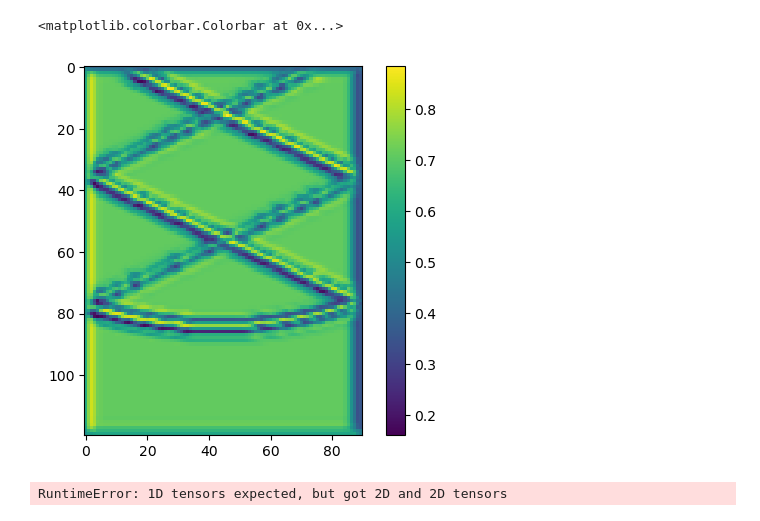
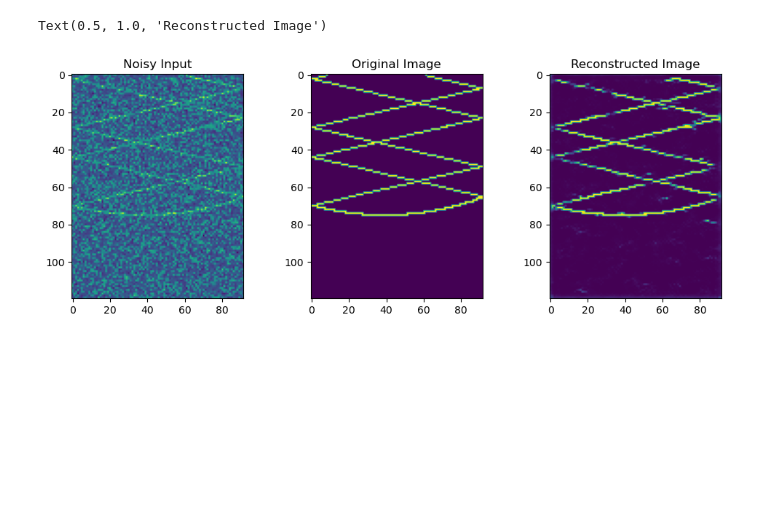
Before and after one commit to Lukelele/ResearchProject, a Jupyter notebook: main.ipynb, the cells around one changed output. Saved outputs shown, nothing was run; the diff lists cells and outputs as text; code cells hidden in the pictures; blank space fills up the shorter version.

```diff
--- a/main.ipynb
+++ b/main.ipynb
@@ -65,25 +61,31 @@ class ConvolutionAutoencoder(beacon.Module):
         super().__init__()
 
         self.encoder = torch.nn.Sequential(
-            torch.nn.Conv2d(1, 16, 3, stride=1),
+            torch.nn.Conv2d(1, 64, 3, stride=1),  # Output: (16, 60, 45)
+            torch.nn.BatchNorm2d(64),
+            torch.nn.ReLU(),
+            torch.nn.Conv2d(64, 16, 3, stride=1), # Output: (32, 30, 23)
             torch.nn.BatchNorm2d(16),
             torch.nn.ReLU(),
-            torch.nn.Conv2d(16, 32, 3, stride=1),
-            torch.nn.BatchNorm2d(32),
+            torch.nn.Conv2d(16, 8, 3, stride=1), # Output: (64, 15, 12)
+            torch.nn.BatchNorm2d(8),
             torch.nn.ReLU(),
-            torch.nn.Conv2d(32, 64, 3, stride=1),
-            torch.nn.BatchNorm2d(64),
-            torch.nn.ReLU()
+            # torch.nn.Flatten(1),
+            # torch.nn.Linear(64*114*84, 128),
+            # torch.nn.ReLU(),
         )
 
         self.decoder = torch.nn.Sequential(
-            torch.nn.ConvTranspose2d(64, 32, 3, stride=1),
-            torch.nn.BatchNorm2d(32),
-            torch.nn.ReLU(),
-            torch.nn.ConvTranspose2d(32, 16, 3, stride=1),
+            # torch.nn.Linear(128, 64*114*84),
+            # torch.nn.ReLU(),
+            # torch.nn.Unflatten(1, (64, 114, 84)),
+            torch.nn.ConvTranspose2d(8, 16, 3, stride=1), # Output: (32, 30, 23)
             torch.nn.BatchNorm2d(16),
             torch.nn.ReLU(),
-            torch.nn.ConvTranspose2d(16, 1, 3, stride=1),
+            torch.nn.ConvTranspose2d(16, 64, 3, stride=1), # Output: (16, 60, 45)
+            torch.nn.BatchNorm2d(64),
+            torch.nn.ReLU(),
+            torch.nn.ConvTranspose2d(64, 1, 3, stride=1), # Output: (1, 120, 90)
             torch.nn.Sigmoid()
         )
 
@@ -132,14 +128,16 @@ plt.imshow(train_data_noised[0][0])
 autoencoder.eval()
 
 with torch.no_grad():
-    pred = autoencoder.to("cpu")(train_data[0].unsqueeze(0).to("cpu"))
+    pred = autoencoder.to("cpu")(test_data_noisy[0].unsqueeze(0).to("cpu"))
-# %%
-plt.imshow(pred[0][0].cpu())
-plt.colorbar()
-# %% [output]
-<matplotlib.colorbar.Colorbar at 0x...>
-[figure, removed]
-# %%
-train_data[0][0].dot(pred[0][0])
-# %% [output]
-RuntimeError: 1D tensors expected, but got 2D and 2D tensors
+# %%
+fig, ax = plt.subplots(1, 3, figsize=(12, 4))
+ax[0].imshow(test_data_noisy[0][0].to("cpu"))
+ax[1].imshow(test_data[0][0].to("cpu"))
+ax[2].imshow(pred[0][0])
+
+ax[0].set_title("Noisy Input")
+ax[1].set_title("Original Image")
+ax[2].set_title("Reconstructed Image")
+# %% [output]
+Text(0.5, 1.0, 'Reconstructed Image')
+[figure, added]
```
Also changed, not shown: parts of 10 cells of this notebook, 1 other file.
